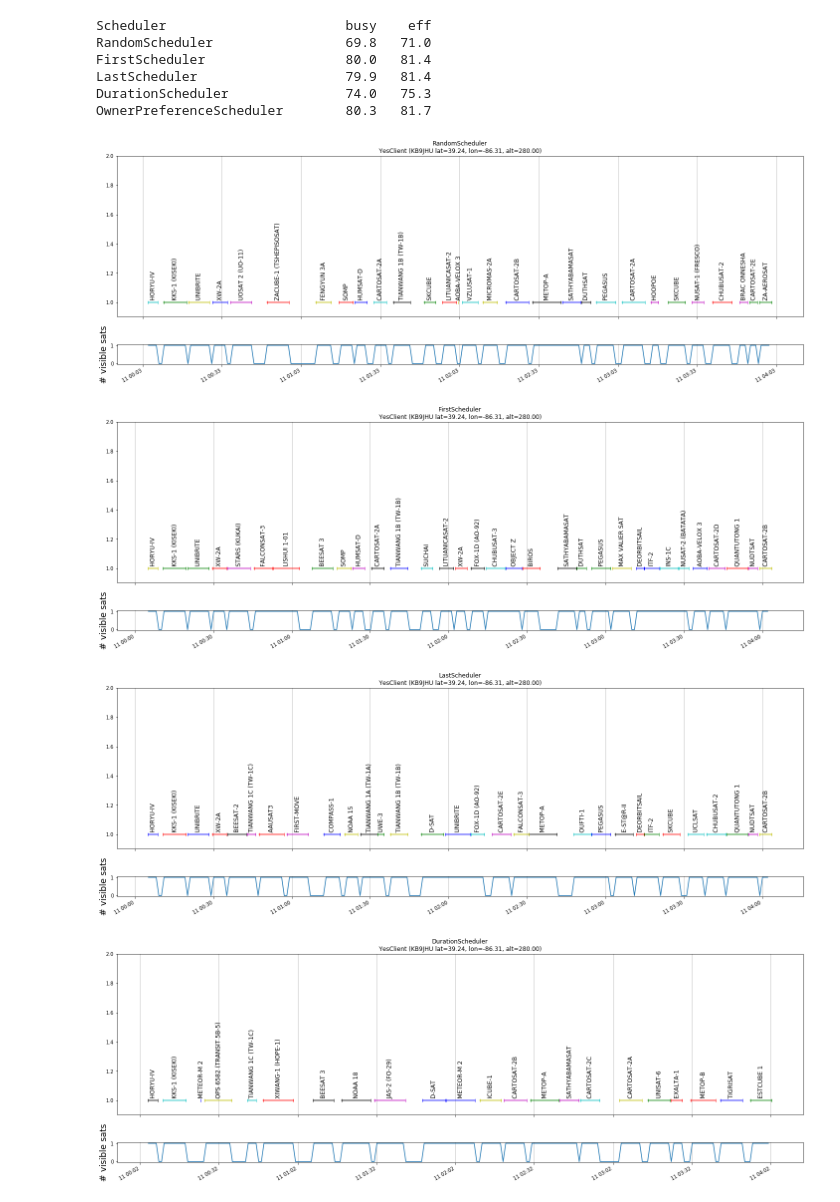
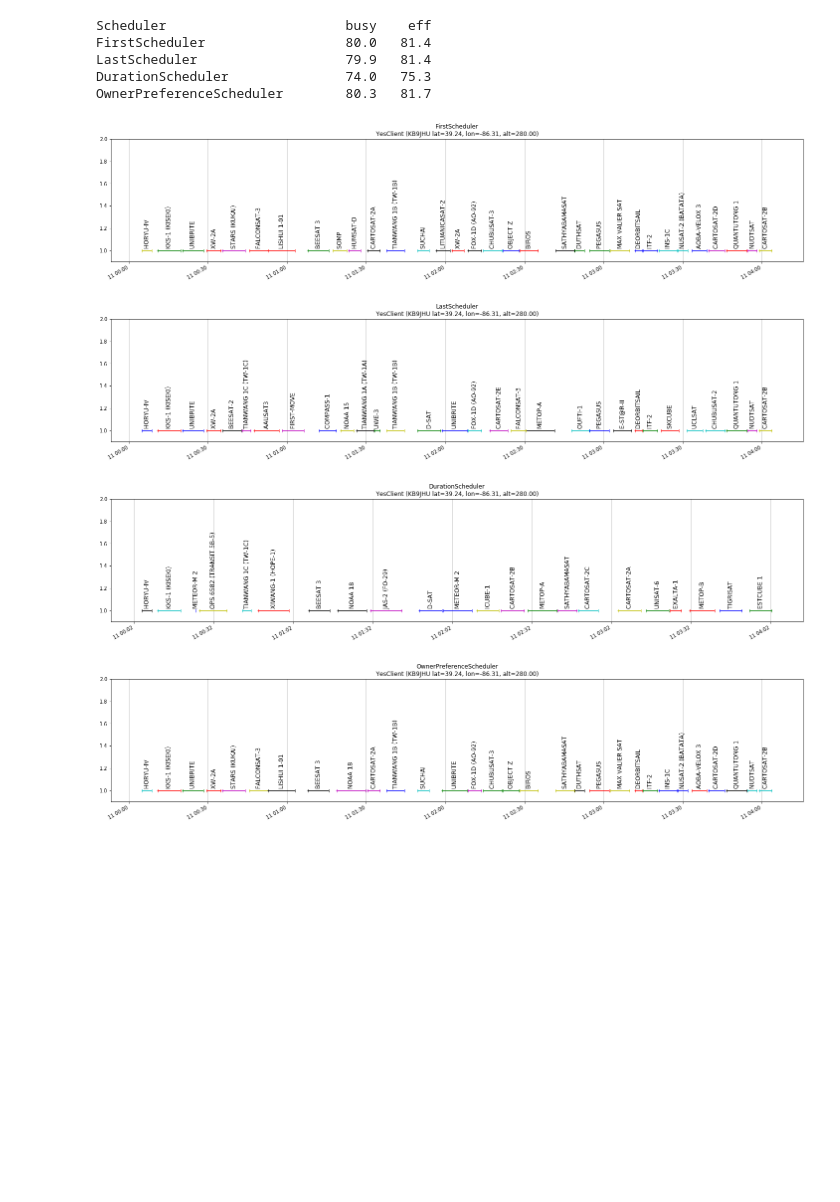
Before and after one commit to wiredlab/scheduling-bazaar, a Jupyter notebook: notebooks/scheduler-test.ipynb, the cells around one changed output. Cells and saved outputs as stored; diff of their text form; code cells hidden in the pictures; blank space fills up the shorter version.

```diff
--- a/notebooks/scheduler-test.ipynb
+++ b/notebooks/scheduler-test.ipynb
@@ -14,6 +14,9 @@ import pprint
 pp = pprint.PrettyPrinter().pprint
 
 import sys
+
+mpl.rcParams['figure.dpi'] = 80
+mpl.rcParams['font.size'] = 12
 # %%
 from satbazaar import db
 from satbazaar import schedulers
@@ -76,15 +79,11 @@ def plot_result(c, name):
 
 
     #plt.close('all')
-    fig = plt.figure(figsize=(20, 8))
+    fig = plt.figure(figsize=(20, 5))
+    ax = plt.subplot()
 
-    gs = mpl.gridspec.GridSpec(2, 1, height_ratios=[8, 1])
-
-    ax0 = plt.subplot(gs[0])
-    ax1 = plt.subplot(gs[1], sharex=ax0)
-
-    ax0.xaxis_date()
-    ax0.set_ylim((0.9, 2.0))
+    ax.xaxis_date()
+    ax.set_ylim((0.9, 2.0))
 
     from itertools import cycle, islice
     colors = ['r', 'g', 'b', 'c', 'm', 'y', 'k']
@@ -92,13 +91,13 @@ def plot_result(c, name):
     for p in c.calendar:
         sat = p.data['job']['tle0']
         idx = sats.index(sat)
-        ax0.plot(
+        ax.plot(
             (p.begin, p.end),
             2*[1],
             '-|',
             color=colors[idx%len(colors)],
         )
-        ax0.text(
+        ax.text(
             p.begin + (p.end - p.begin)/2,
             1.0,
             ' ' + sat,
@@ -108,17 +107,10 @@ def plot_result(c, name):
             fontsize='large',
         )
 
-    #ax0.set_yticks(range(len(sats)))
-    #ax0.set_yticklabels(sats)
-    ax0.set_title('{}\n{}'.format(name, c))
-    ax0.grid(True, axis='x')
-
-
-    # lower plot
-    ax1.plot(steps, num)
-    ax1.xaxis_date()
-    ax1.grid(True, axis='x')
-    ax1.set_ylabel('# visible sats', fontsize='xx-large')
+    #ax.set_yticks(range(len(sats)))
+    #ax.set_yticklabels(sats)
+    ax.set_title('{}\n{}'.format(name, c))
+    ax.grid(True, axis='x')
 
     plt.tight_layout()
     fig.autofmt_xdate()
@@ -126,7 +118,7 @@ def plot_result(c, name):
     #plt.savefig('kb9jhu.png', dpi=150, bbox_inches='tight')
 # %%
 options = (
-    schedulers.RandomScheduler,
+    #schedulers.RandomScheduler,
     schedulers.FirstScheduler,
     schedulers.LastScheduler,
     schedulers.DurationScheduler,
@@ -144,35 +136,34 @@ priority = {
 
 
 names = []
 busys = []
 for sch in options:
     c = client.YesClient(gs)
     clients={gs['name']:c}
 
     if sch == schedulers.OwnerPreferenceScheduler:
         s = sch(clients, satellites, priority=priority)
     else:
         s = sch(clients, satellites)
 
     s(passes)
 
     plot_result(c, sch.__name__)
 
     busys.append(c.busy_time())
     names.append(sch.__name__)
 
 
 
 
 do_plot()
 # %% [output]
 Scheduler                       busy    eff
-RandomScheduler                 69.8   71.0
 FirstScheduler                  80.0   81.4
 LastScheduler                   79.9   81.4
 DurationScheduler               74.0   75.3
 OwnerPreferenceScheduler        80.3   81.7
-[figure, old version]
+[figure, new version]
-[figure, old version]
+[figure, new version]
-[figure, old version]
+[figure, new version]
-[figure, old version]
+[figure, new version]
```
Also changed, not shown: parts of 2 cells of this notebook.
